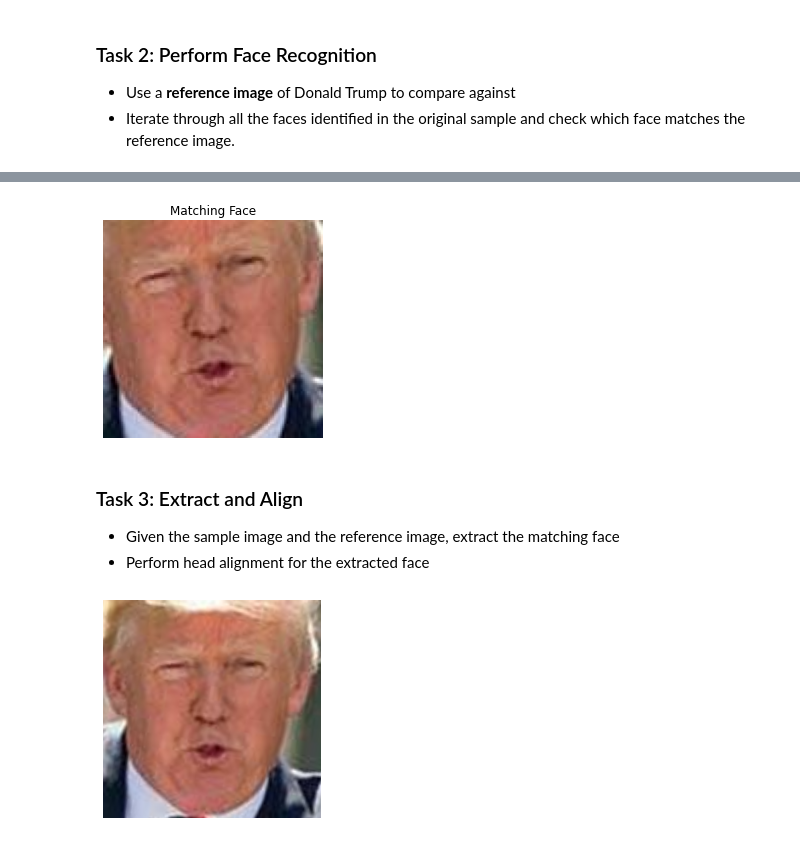
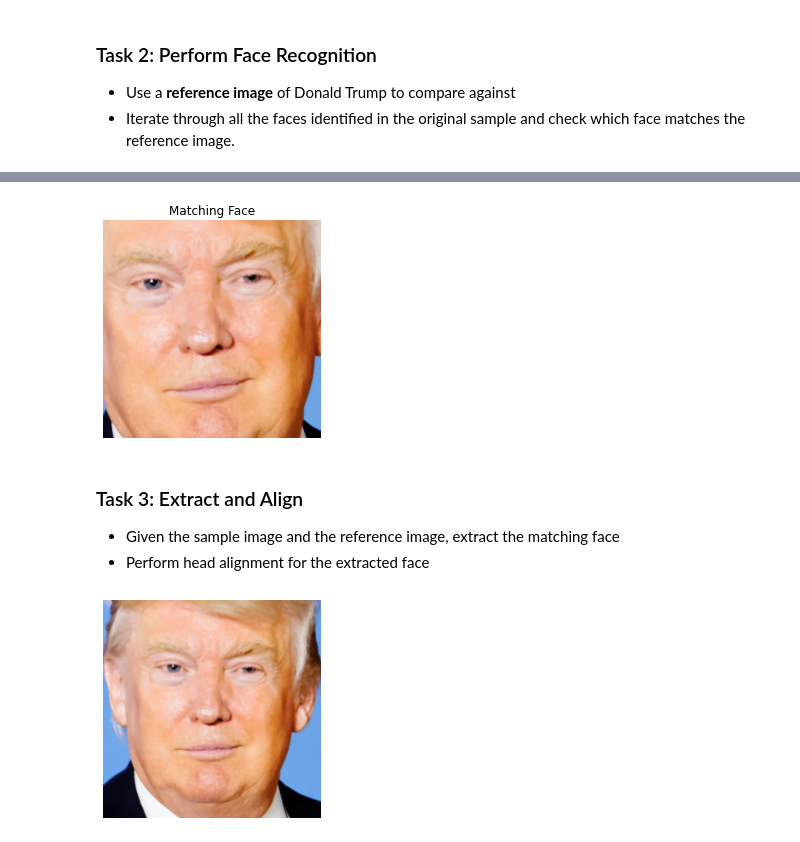
Before and after one commit to PacktPublishing/Hands-On-Generative-AI-with-Python-and-TensorFlow-2, a Jupyter notebook: Chapter_8/replacement_faceswap_autoencoder/helper_notebook.ipynb, the cells around one changed output, grey strips where cells are left out. Cells and saved outputs as stored; diff of their text form; code cells hidden in the pictures.

```diff
--- a/Chapter_8/replacement_faceswap_autoencoder/helper_notebook.ipynb
+++ b/Chapter_8/replacement_faceswap_autoencoder/helper_notebook.ipynb
@@ -49,7 +79,7 @@ This sample image has two public figures, Donald Trump and Narendra Modi. We wil
 ### Task 1 : Detect Faces
 # %%
 # Load Sample Image
-image = cv2.imread('sample_image.jpg')
+image = cv2.imread('sample_image_cc.png')
 plt.imshow(cv2.cvtColor(image , cv2.COLOR_BGR2RGB))
 plt.axis('off');
 # %% [output]
@@ -78,14 +108,14 @@ plt.axis('off');
 # %%
-face_filter = FaceFilter('trump_ref.png')
+face_filter = FaceFilter('trump_ref_cc.jpg')
 
 for face in detected_faces:
   if face_filter.check(face):
     plt.title("Matching Face")
     plt.imshow(cv2.cvtColor(face.image , cv2.COLOR_BGR2RGB))
     plt.axis('off');
     plt.show()
 # %% [output]
-[figure, old version]
+[figure, new version]
 # %% [markdown]
 ### Task 3: Extract and Align
 - Given the sample image and the reference image, extract the matching face
@@ -93,9 +123,9 @@ for face in detected_faces:
 # %%
 # Extract and Align Face
 extractor = Extract()
-resized_image = extractor.extract(image, detected_faces[1], 256)
+resized_image = extractor.extract(image, detected_faces[0], 256)
 plt.imshow(cv2.cvtColor(resized_image , cv2.COLOR_BGR2RGB))
 plt.axis('off');
 plt.show()
 # %% [output]
-[figure, old version]
+[figure, new version]
```
Also changed, not shown: parts of 5 cells of this notebook.
